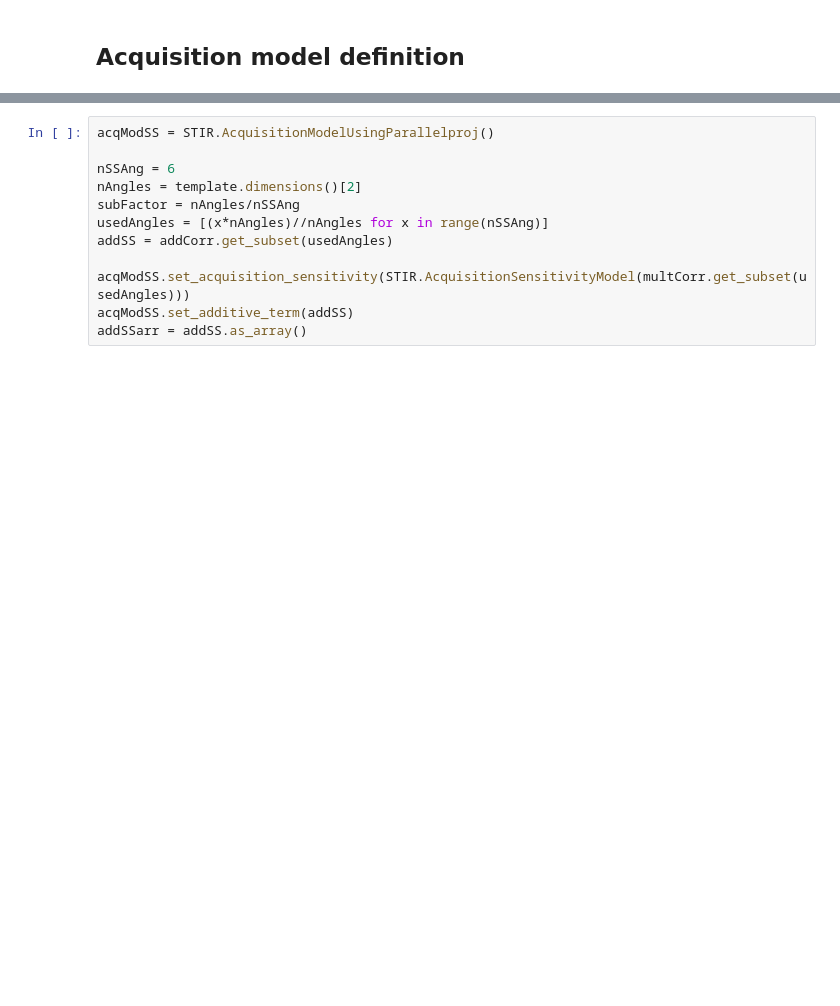
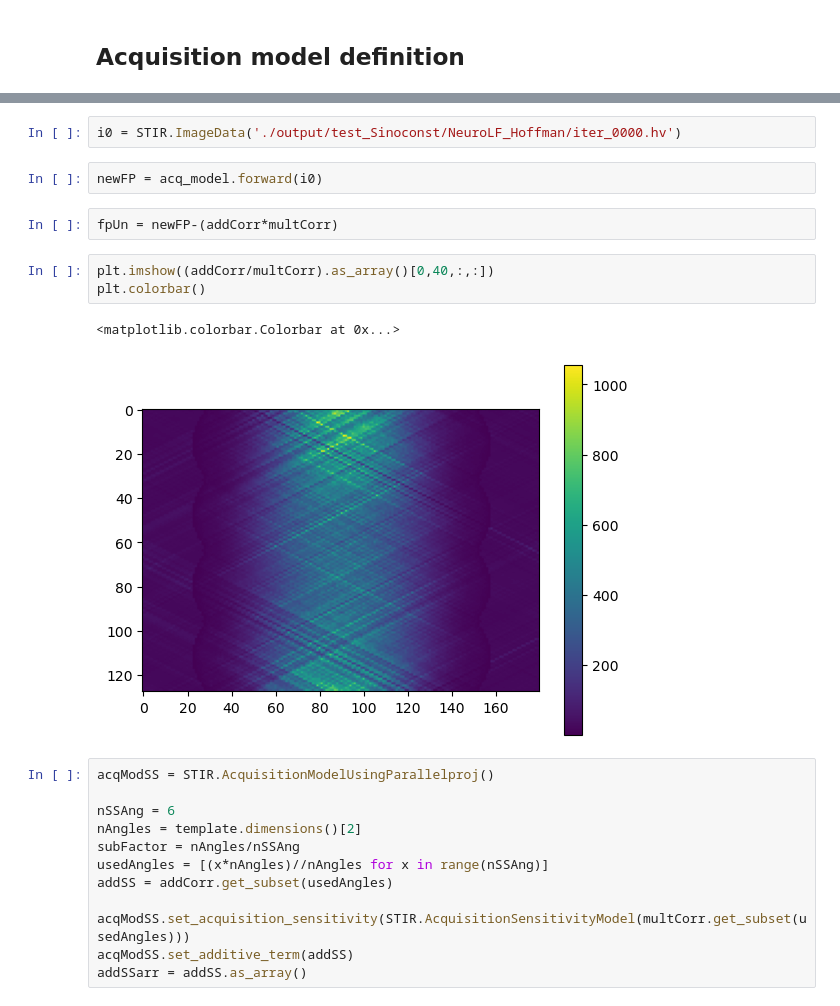
Before and after one commit to SyneRBI/PETRIC-Tomo-Unimib, a Jupyter notebook: myRec_HBP.ipynb, the cells around one changed output, grey strips where cells are left out. Drawn from its saved outputs; the diff is of its cells as text; blank space fills up the shorter version.

```diff
--- a/myRec_HBP.ipynb
+++ b/myRec_HBP.ipynb
@@ -134,3 +161,15 @@ Scanner parameters:=
+# %%
+i0 = STIR.ImageData('./output/test_Sinoconst/NeuroLF_Hoffman/iter_0000.hv')
+# %%
+newFP = acq_model.forward(i0)
+# %%
+fpUn = newFP-(addCorr*multCorr)
+# %%
+plt.imshow((addCorr/multCorr).as_array()[0,40,:,:])
+plt.colorbar()
+# %% [output]
+<matplotlib.colorbar.Colorbar at 0x...>
+[figure, added]
 # %%
 acqModSS = STIR.AcquisitionModelUsingParallelproj()
 
```
Also changed, not shown: parts of 1 cell of this notebook, 5 other files.
